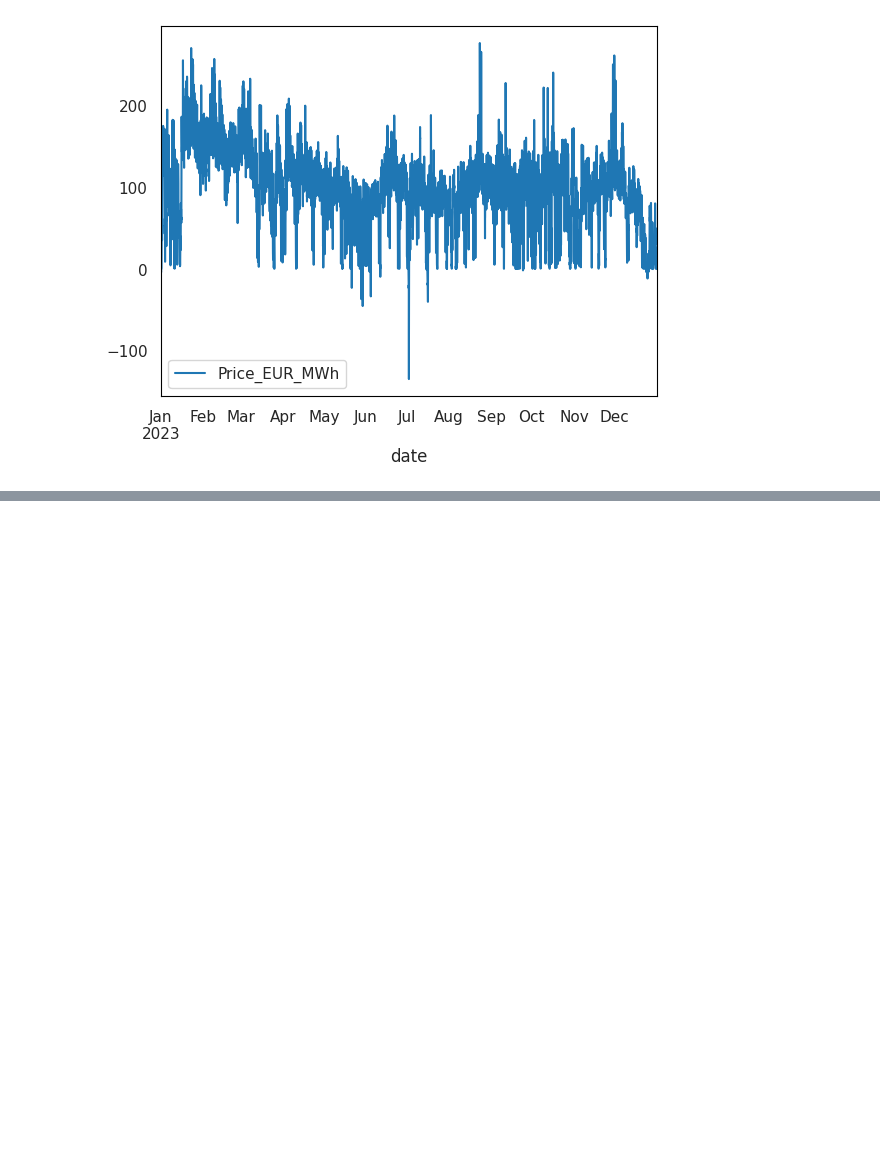
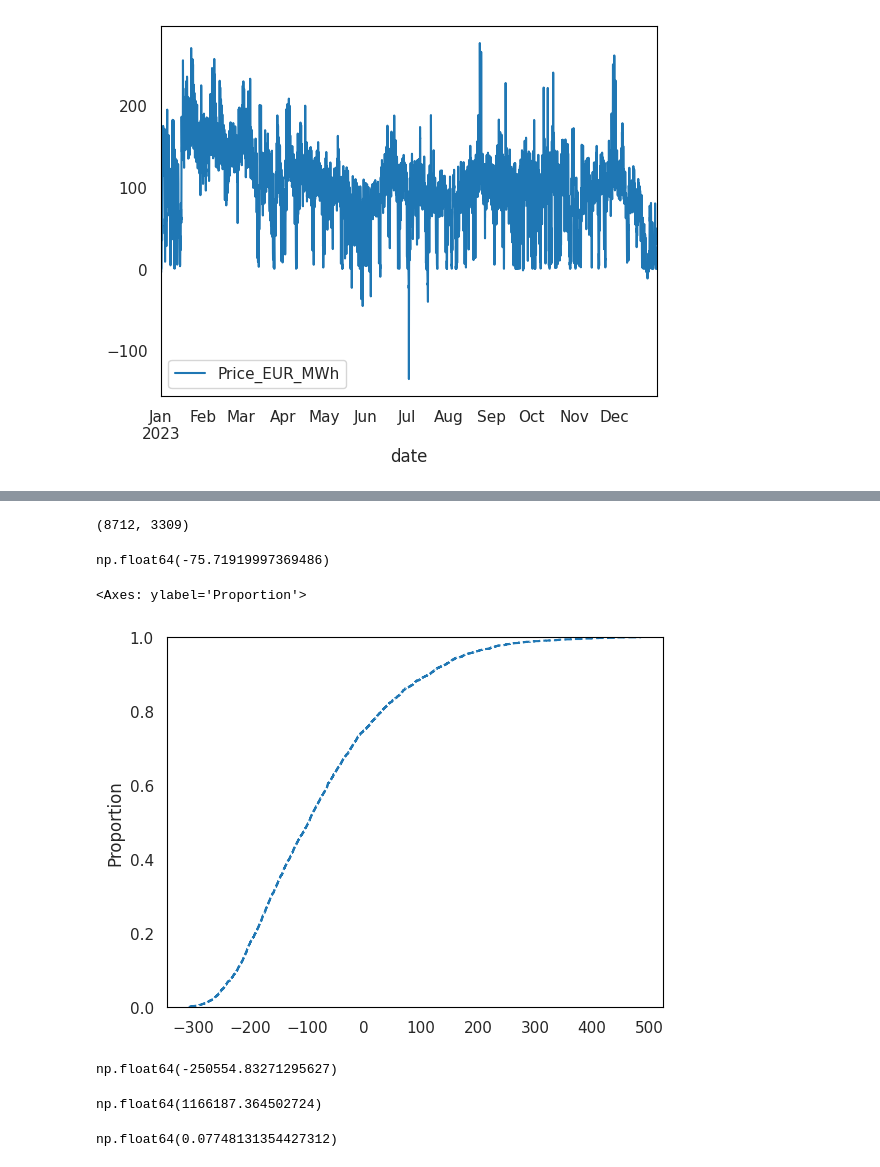
Before and after one commit to sylvaingchassang/generous_dynamic_contracting, a Jupyter notebook: gdc/notebooks/aligned_contracts_realized_price.ipynb, the cells around one changed output, grey strips where cells are left out. Drawn from its saved outputs; the diff is of its cells as text; code cells hidden in the pictures; blank space fills up the shorter version.

```diff
--- a/gdc/notebooks/aligned_contracts_realized_price.ipynb
+++ b/gdc/notebooks/aligned_contracts_realized_price.ipynb
@@ -78,0 +47,26 @@ array([0.04247031, 0.04516383, 0.49070032])
+# %%
+mean_profits = predicted_moments(profits_6, df_temp_simulated_normalized, 'quantile', .75)
+# %%
+mean_profits.shape
+# %% [output]
+(8712, 3309)
+# %%
+coef = 0.
+prediction_error = (profits_6 - mean_profits - coef * np.abs(mean_profits)).sum(axis=0)
+prediction_error.mean()
+# %% [output]
+np.float64(-75.71919997369486)
+# %%
+sns.ecdfplot(prediction_error)
+# %% [output]
+<Axes: ylabel='Proportion'>
+[figure, added]
+# %%
+prediction_error.sum()
+# %% [output]
+np.float64(-250554.83271295627)
+# %%
+total_profits = profits_6.sum().sum()
+total_profits
+# %% [output]
+np.float64(1166187.364502724)
@@ -78,0 +75,4 @@ array([0.04247031, 0.04516383, 0.49070032])
+# %%
+error_margin / total_profits
+# %% [output]
+np.float64(0.07748131354427312)
```
Also changed, not shown: parts of 11 cells of this notebook, 7 other files.
